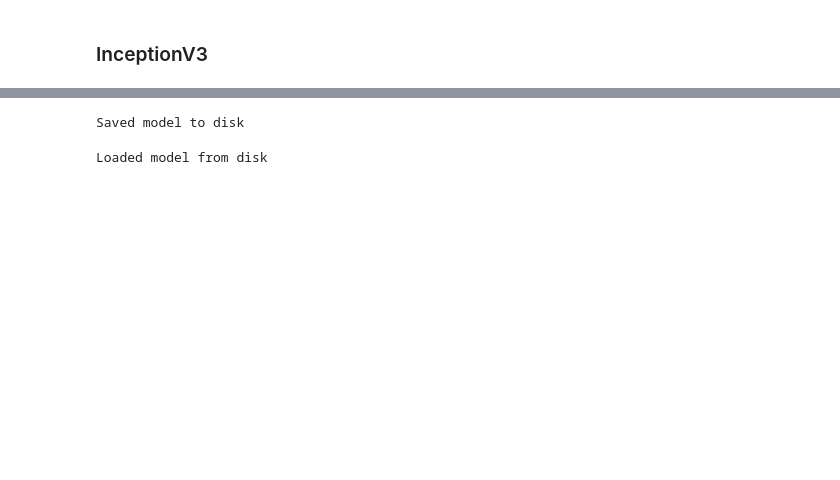
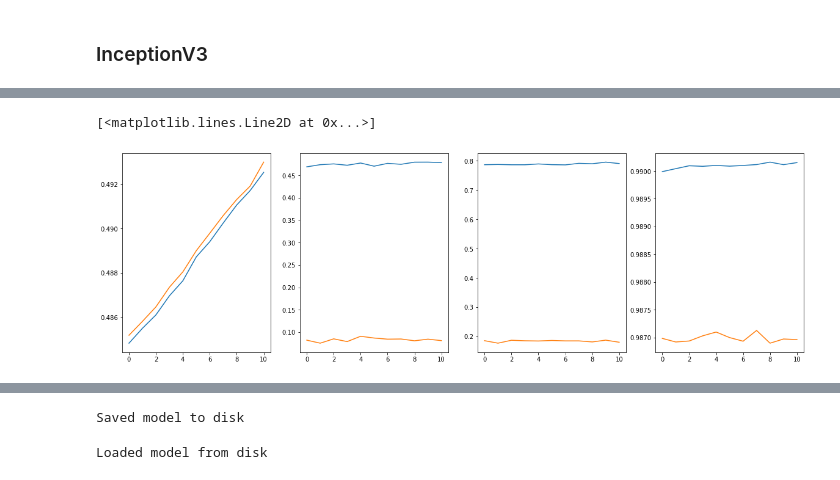
Before and after one commit to reonho/autocalorie, a Jupyter notebook: UECFOOD100 MultiLabel Classification.ipynb, the cells around one changed output, grey strips where cells are left out. Drawn from its saved outputs; the diff is of its cells as text; code cells hidden in the pictures; blank space fills up the shorter version.

```diff
--- a/UECFOOD100 MultiLabel Classification.ipynb
+++ b/UECFOOD100 MultiLabel Classification.ipynb
@@ -232,3 +344,16 @@ Num GPUs Available 1
+# %%
+fig, axes = plt.subplots(1, 4, figsize=(20, 6))
+axes[0].plot(history2.history['recall'])
+axes[0].plot(history2.history['val_recall'])
+axes[1].plot(history2.history['categorical_accuracy'])
+axes[1].plot(history2.history['val_categorical_accuracy'])
+axes[2].plot(history2.history['top_k_categorical_accuracy'])
+axes[2].plot(history2.history['val_top_k_categorical_accuracy'])
+axes[3].plot(history2.history['binary_accuracy'])
+axes[3].plot(history2.history['val_binary_accuracy'])
+# %% [output]
+[<matplotlib.lines.Line2D at 0x...>]
+[figure, added]
 # %%
 model.evaluate(test_generator)
 # %% [output]
```
Also changed, not shown: parts of 72 cells of this notebook.
